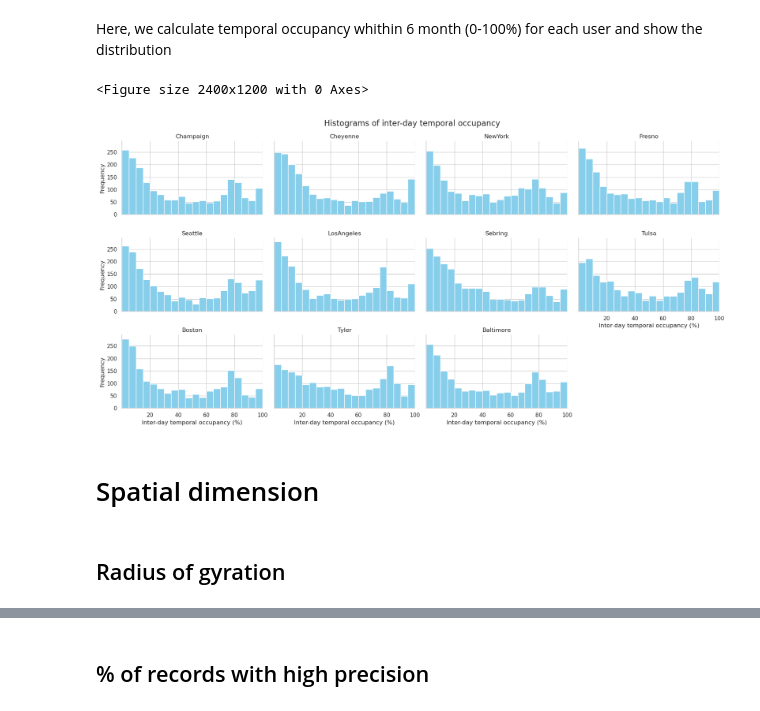
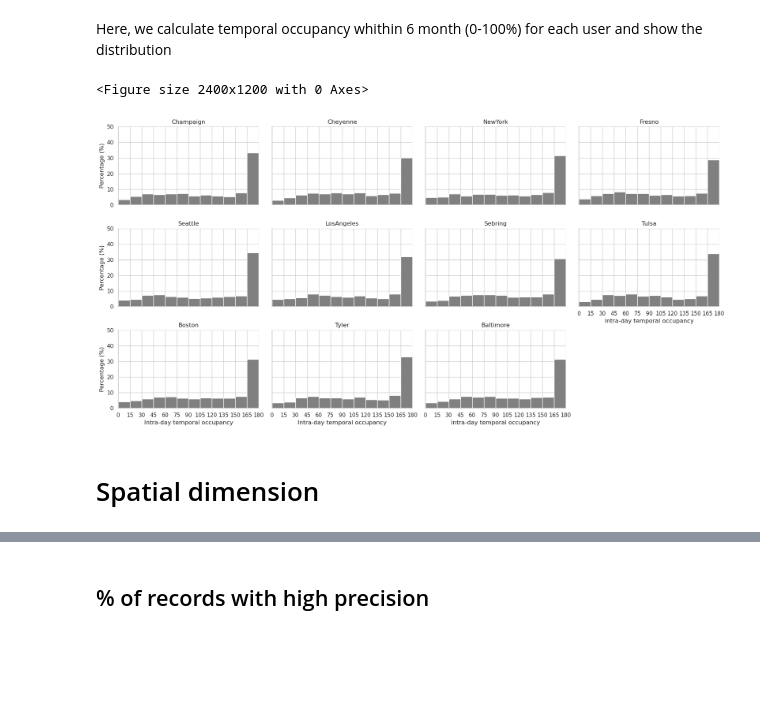
Before and after one commit to bigdata4mobility/reviewpaper, a Jupyter notebook: xinhua/02-plot.ipynb, the cells around one changed output, grey strips where cells are left out. Drawn from its saved outputs; the diff is of its cells as text; code cells hidden in the pictures; blank space fills up the shorter version.

```diff
--- a/xinhua/02-plot.ipynb
+++ b/xinhua/02-plot.ipynb
@@ -80,3 +112,8 @@ user_dates = pd.merge(all_dates.assign(key=1), all_users.assign(key=1), on='key'
 complete_data = user_dates.join(user_msa_map, on='user_id')
 # Merge with the original records and fill missing data
 daily_metrics_df_complete = complete_data.merge(daily_metrics_df, on=['date', 'user_id', 'MSA'], how='left').fillna(0)
+daily_metrics_df_complete['datetime'] = daily_metrics_df_complete['date']
+daily_metrics_df_complete['date'] = daily_metrics_df_complete['date'].dt.date
+daily_metrics_df_complete['MSA'] = daily_metrics_df_complete['MSA'].map(MSA_dict)
+# sort the df by MSA_order
+daily_metrics_df_complete['MSA'] = pd.Categorical(daily_metrics_df_complete['MSA'], categories=MSA_order, ordered=True)
@@ -197,0 +189,8 @@ plt.show()
+# %%
+def plot_hist(data, bin_edges, color, **kwargs):
+    # Calculate histogram data
+    counts, _ = np.histogram(data, bins=bin_edges)
+    # Convert counts to percentages
+    counts = 100 * counts / float(counts.sum())
+    # Generate the histogram plot with percentages
+    plt.hist(bin_edges[:-1], bin_edges, weights=counts, color=color)
@@ -200,32 +231,41 @@ plt.show()
 # %% [markdown]
 Here, we calculate temporal occupancy whithin 6 month (0-100%) for each user and show the distribution
 # %%
-inter_day_temporal_occupancy_df = daily_metrics_df_complete.groupby(['user_id','MSA'])['intra_day_temporal_occupancy'].mean().reset_index()
+daily_metrics_df = pd.read_csv('Metrics/daily_metrics.csv')
+daily_metrics_df['date'] = pd.to_datetime(daily_metrics_df['date'])
+inter_day_temporal_occupancy_df = daily_metrics_df.groupby(['user_id','MSA'])['intra_day_temporal_occupancy'].size().reset_index()
 inter_day_temporal_occupancy_df.columns = ['user_id','MSA','inter_day_temporal_occupancy']
-inter_day_temporal_occupancy_df['inter_day_temporal_occupancy'] = inter_day_temporal_occupancy_df['inter_day_temporal_occupancy']/48*100
+inter_day_temporal_occupancy_df['inter_day_temporal_occupancy'] = inter_day_temporal_occupancy_df['inter_day_temporal_occupancy']
 # %%
-plt.figure(figsize=(12, 6),dpi=200)
+plt.figure(figsize=(12, 6), dpi=200)
 sns.set(style="whitegrid")
+
+# Set up the FacetGrid
 g = sns.FacetGrid(inter_day_temporal_occupancy_df, col="MSA", col_wrap=4, height=3, aspect=1.5)
-bin_edges = np.arange(0, 101, 5)
-g.map(plt.hist, "inter_day_temporal_occupancy", bins=bin_edges,color='skyblue')  # Using logarithmic scale
+bin_edges = np.arange(0, 181, 15)
 
-# Set x-ticks at bin edges
+# Use custom function to map the histograms
+g.map(plot_hist, "inter_day_temporal_occupancy", bin_edges=bin_edges, color='grey')
+
+# Set x-ticks at bin edges and customize further
 for ax in g.axes.flatten():
-    ax.set_xticks(np.arange(20, 101, 20))  # Set x-ticks to bin edges
+    ax.set_xticks(bin_edges)  # Set x-ticks to bin edges
     ax.set_xlim([bin_edges[0], bin_edges[-1]])  # Optional: Limit x-axis to bin range for neatness
+    ax.set_ylim([0, 50])  # Optional: Set y-axis to 0-100% for percentage scale
+    ax.set_ylabel('Percentage (%)')  # Update y-axis label to reflect percentages
 
 # Further customize the plot
 g.set_titles("{col_name}")
-g.set_axis_labels("Inter-day temporal occupancy (%)", "Frequency")
+g.set_axis_labels("Intra-day temporal occupancy", "Percentage (%)")
 g.fig.subplots_adjust(top=0.9)  # Adjust subplot spacing
-g.fig.suptitle('Histograms of inter-day temporal occupancy', fontsize=16)
+# g.fig.suptitle('Histograms of intra-day temporal occupancy by percentage', fontsize=16)
+
 plt.tight_layout()
-plt.savefig('Figures/Histograms_of_inter_day_temporal_occupancy.png')
+plt.savefig('Figures/Histograms_of_intra_day_temporal_occupancy.png')
 plt.show()
 # %% [output]
 <Figure size 2400x1200 with 0 Axes>
-[figure, old version]
+[figure, new version]
 # %% [markdown]
 # Spatial dimension
 # %%
@@ -234,2 +274,0 @@ longterm_metrics_df['acc_rate'] *= 100
-# %% [markdown]
-## Radius of gyration
```
Also changed, not shown: parts of 27 cells of this notebook, 17 other files.
